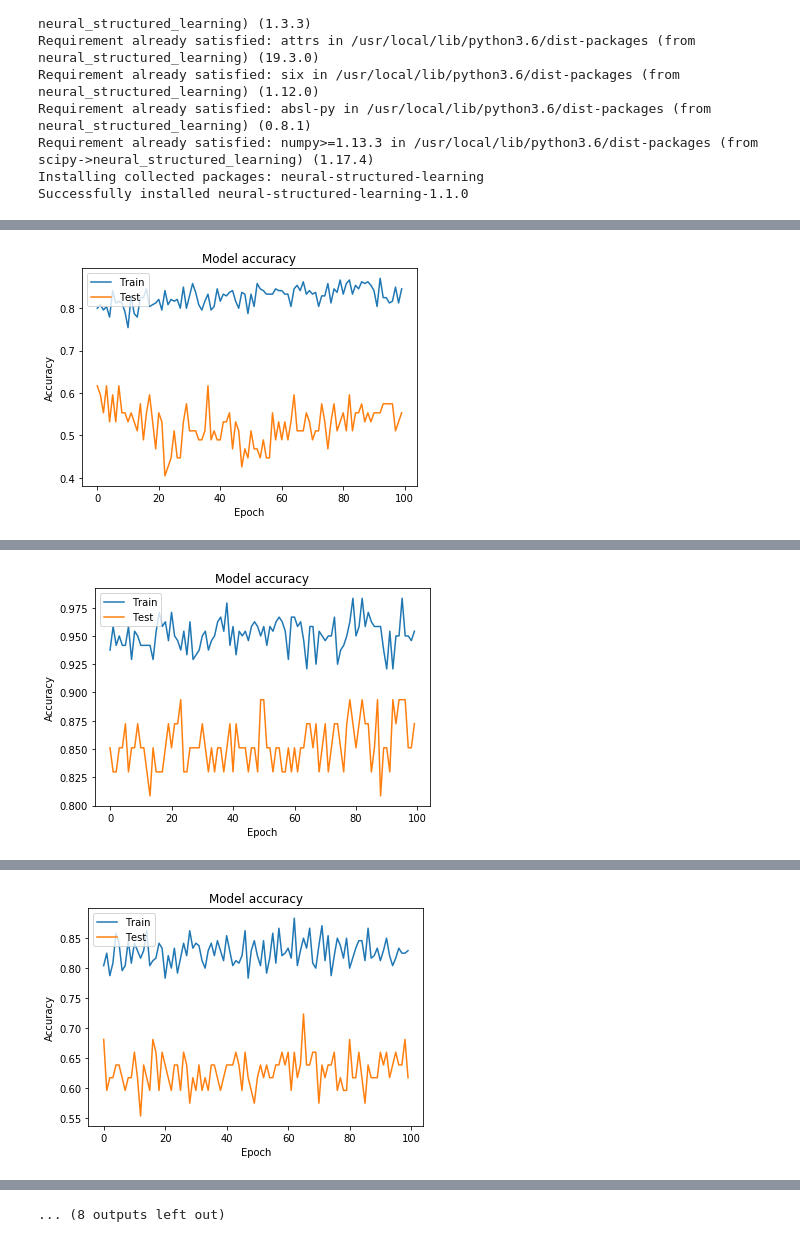
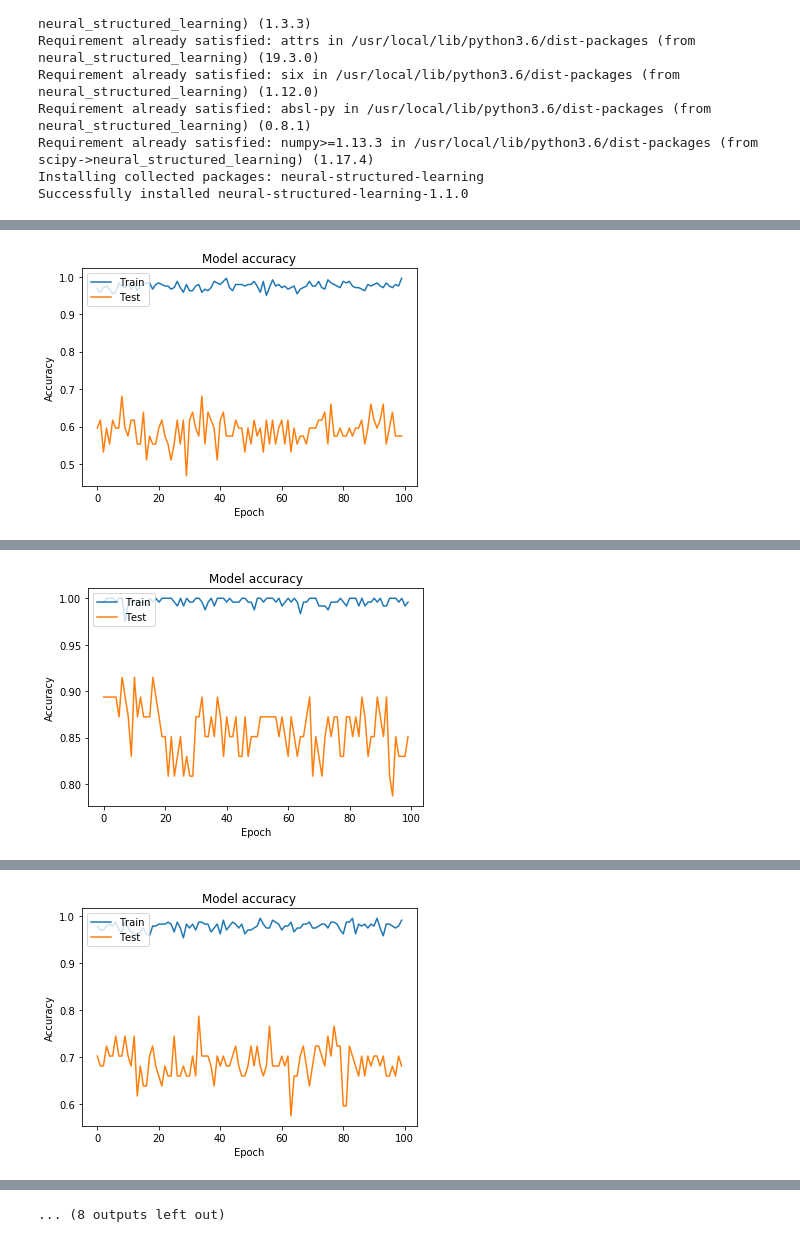
Before and after one commit to sagihaider/EEG_Deep, a Jupyter notebook: main_Single_Trial_Classification_PatientData_Binary_NSL.ipynb, the cells around one changed output, grey strips where cells are left out. Cells and saved outputs as stored; diff of their text form; code cells hidden in the pictures.

```diff
--- a/main_Single_Trial_Classification_PatientData_Binary_NSL.ipynb
+++ b/main_Single_Trial_Classification_PatientData_Binary_NSL.ipynb
@@ -179,7 +179,7 @@ for x in range(1,10):
   val_steps = X_val.shape[0] // batch_size
 
 
-  adv_model.fit(train_data, validation_data=val_data, validation_steps=None, epochs=300, verbose=1)
+  adv_model.fit(train_data, validation_data=val_data, validation_steps=None, epochs=500, verbose=1)
 
   history = adv_model.fit(train_data, validation_data=val_data, validation_steps=None, epochs=100, verbose=1)
 
@@ -246,2 +246,2 @@ Epoch 100/100
-[figure, old version]
+[figure, new version]
 # Evaluate on test data
@@ -264,2 +264,2 @@ Epoch 100/100
-[figure, old version]
+[figure, new version]
 # Evaluate on test data
@@ -282,2 +282,2 @@ Epoch 100/100
-[figure, old version]
+[figure, new version]
 # Evaluate on test data
```
Also changed, not shown: parts of 1 cell of this notebook.
